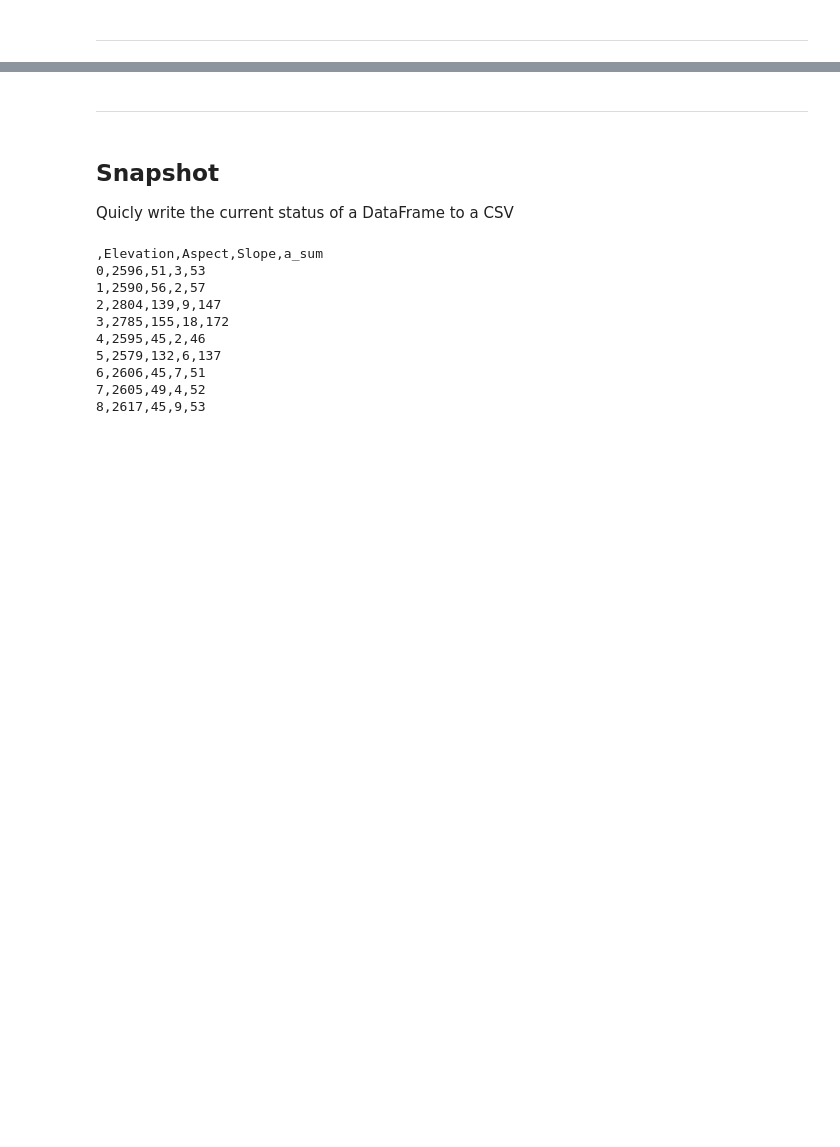
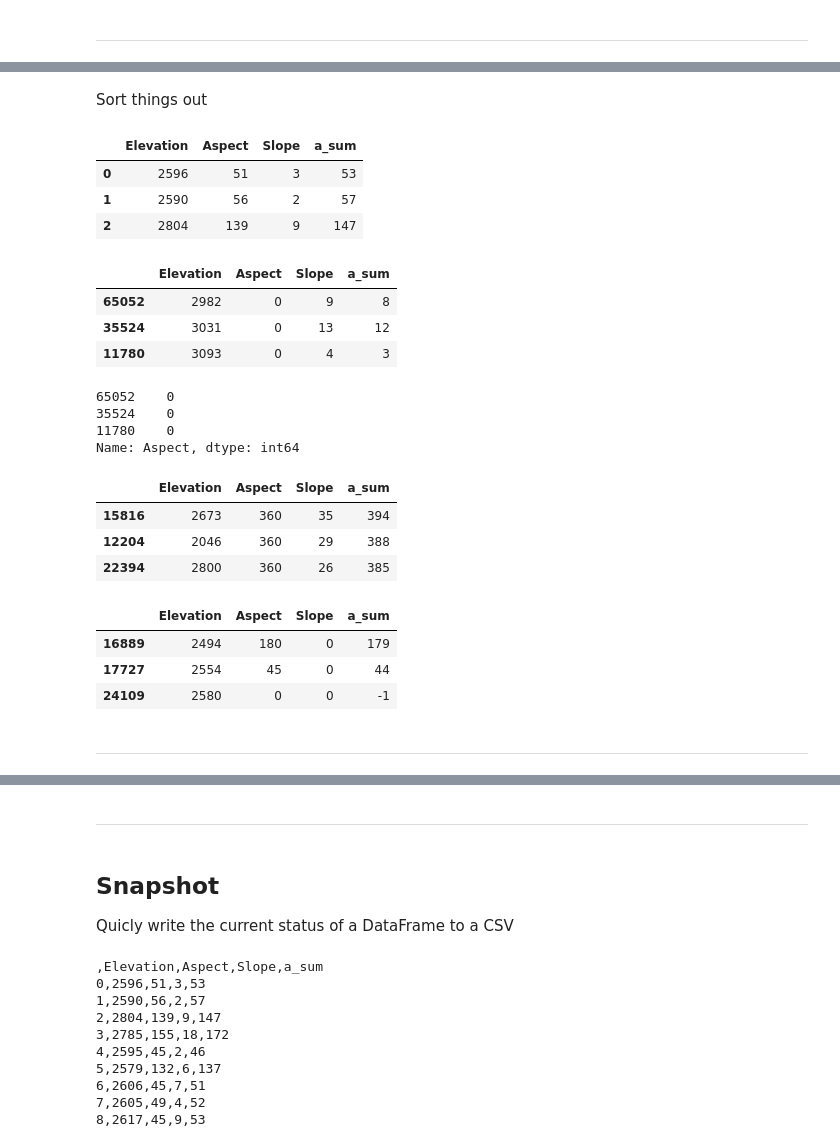
Before and after one commit to hpcit/lectures, a Jupyter notebook: pydata/06_dataframes.ipynb, the cells around one changed output, grey strips where cells are left out. Cells and saved outputs as stored; diff of their text form; code cells hidden in the pictures; blank space fills up the shorter version.

```diff
--- a/pydata/06_dataframes.ipynb
+++ b/pydata/06_dataframes.ipynb
@@ -302,0 +412,44 @@ df.values               # underlying numpy array
+# %% [markdown]
+Sort things out
+# %%
+# Sort rows by label
+A.sort_index().head(3)
+# %% [output]
+|  | Elevation | Aspect | Slope | a_sum |
+| 0 | 2596 | 51 | 3 | 53 |
+| 1 | 2590 | 56 | 2 | 57 |
+| 2 | 2804 | 139 | 9 | 147 |
+# %%
+# Sort rows by a specific column
+A.sort_index(by=index).head(3)
+# %% [output]
+|  | Elevation | Aspect | Slope | a_sum |
+| 65052 | 2982 | 0 | 9 | 8 |
+| 35524 | 3031 | 0 | 13 | 12 |
+| 11780 | 3093 | 0 | 4 | 3 |
+# %%
+# Only works for a Series
+A[index].order().head(3)
+# %% [output]
+65052    0
+35524    0
+11780    0
+Name: Aspect, dtype: int64
+# %%
+# Use descending order instead
+A.sort_index(by=index, ascending=False).head(3)
+# %% [output]
+|  | Elevation | Aspect | Slope | a_sum |
+| 15816 | 2673 | 360 | 35 | 394 |
+| 12204 | 2046 | 360 | 29 | 388 |
+| 22394 | 2800 | 360 | 26 | 385 |
+# %%
+# Sort by multiple columns
+A.sort_index(by=['Slope', 'Elevation']).head(3)
+# %% [output]
+|  | Elevation | Aspect | Slope | a_sum |
+| 16889 | 2494 | 180 | 0 | 179 |
+| 17727 | 2554 | 45 | 0 | 44 |
+| 24109 | 2580 | 0 | 0 | -1 |
+# %% [markdown]
+<hr>
```
Also changed, not shown: parts of 33 cells of this notebook.
